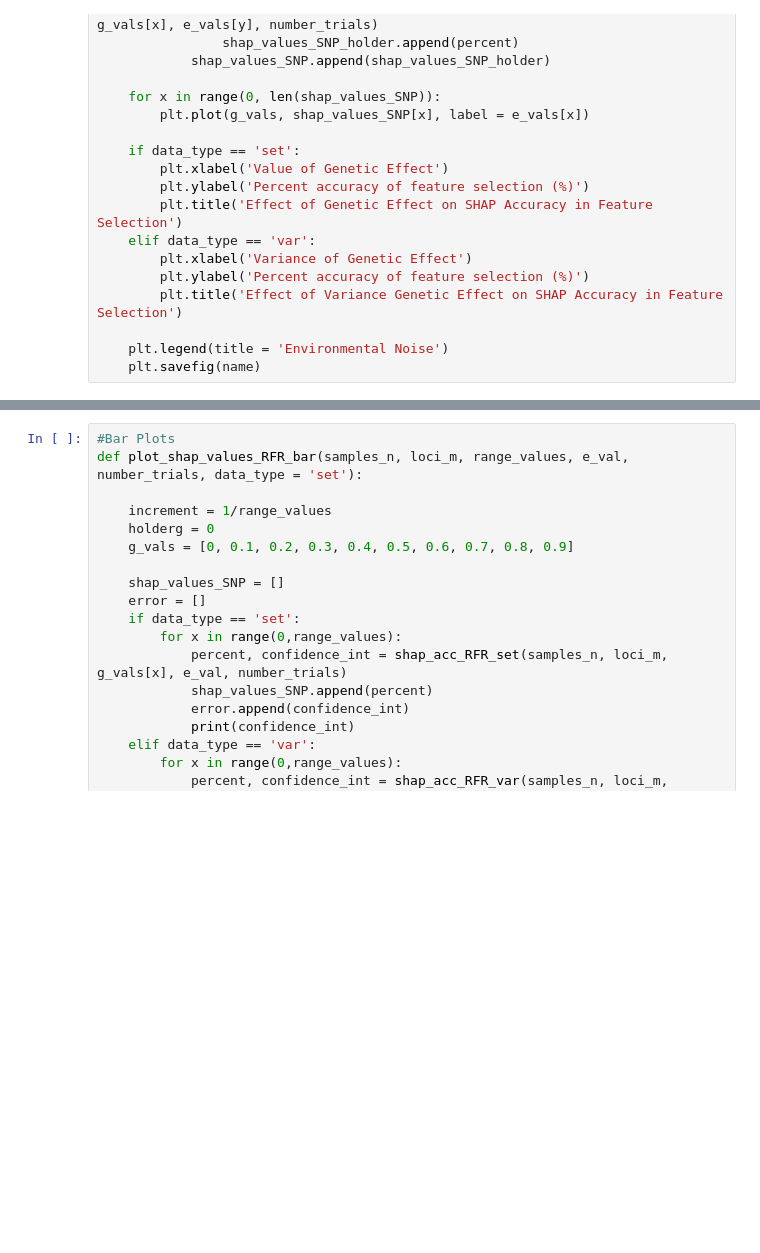
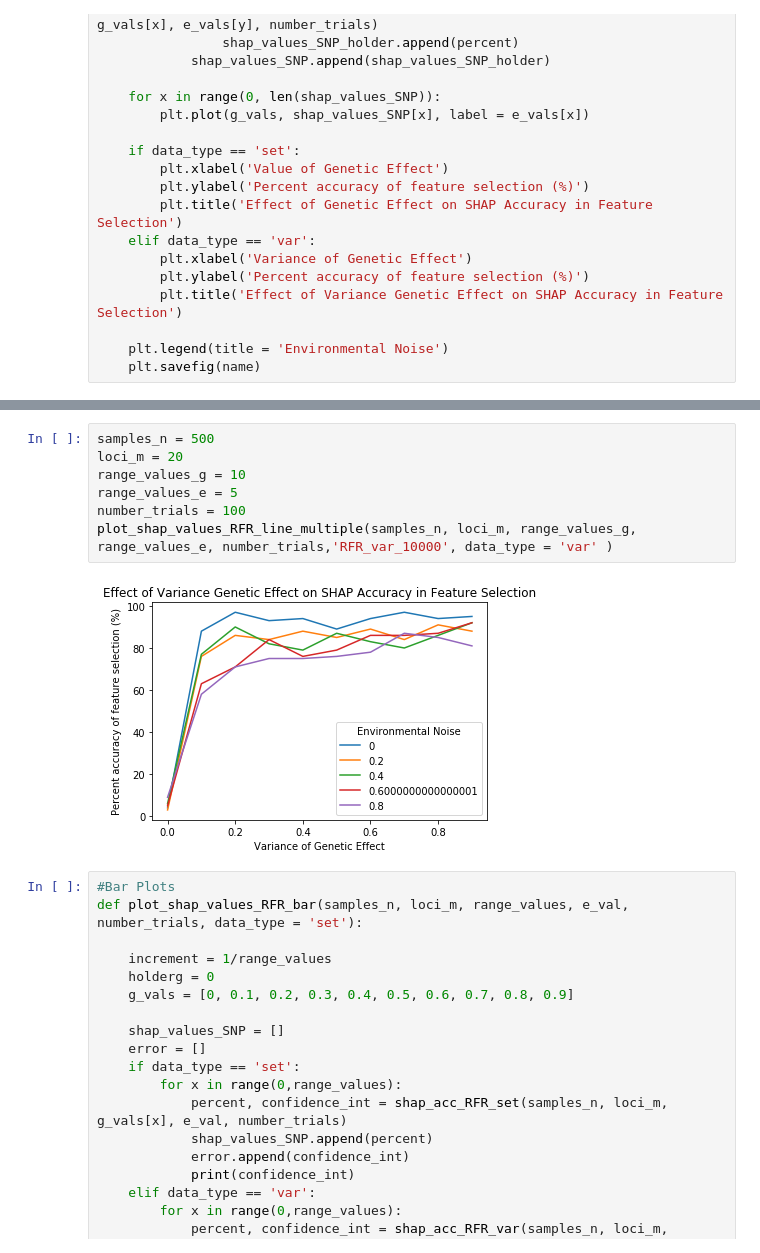
Before and after one commit to KevinDelao/UCLA_Summer_Project, a Jupyter notebook: RFR.ipynb, the cells around one changed output, grey strips where cells are left out. Saved outputs shown, nothing was run; the diff lists cells and outputs as text; blank space fills up the shorter version.

```diff
--- a/RFR.ipynb
+++ b/RFR.ipynb
@@ -325,3 +325,12 @@ plot_shap_values_RFR_line_multiple(samples_n, loci_m, range_values_g, range_valu
+# %%
+samples_n = 500
+loci_m = 20
+range_values_g = 10
+range_values_e = 5
+number_trials = 100
+plot_shap_values_RFR_line_multiple(samples_n, loci_m, range_values_g, range_values_e, number_trials,'RFR_var_10000', data_type = 'var' )
+# %% [output]
+[figure, added]
 # %%
 #Bar Plots
 def plot_shap_values_RFR_bar(samples_n, loci_m, range_values, e_val, number_trials, data_type = 'set'):
```
Also changed, not shown: parts of 1 cell of this notebook, 9 other files.
